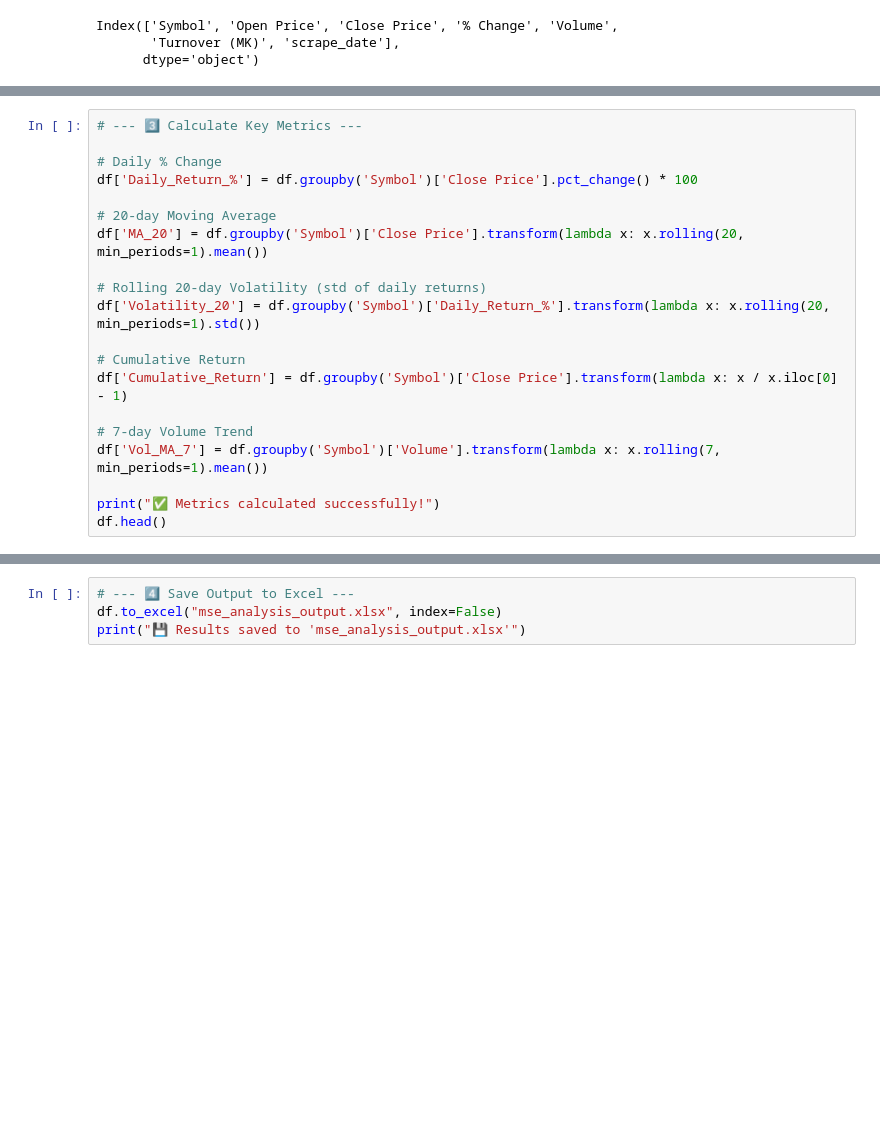
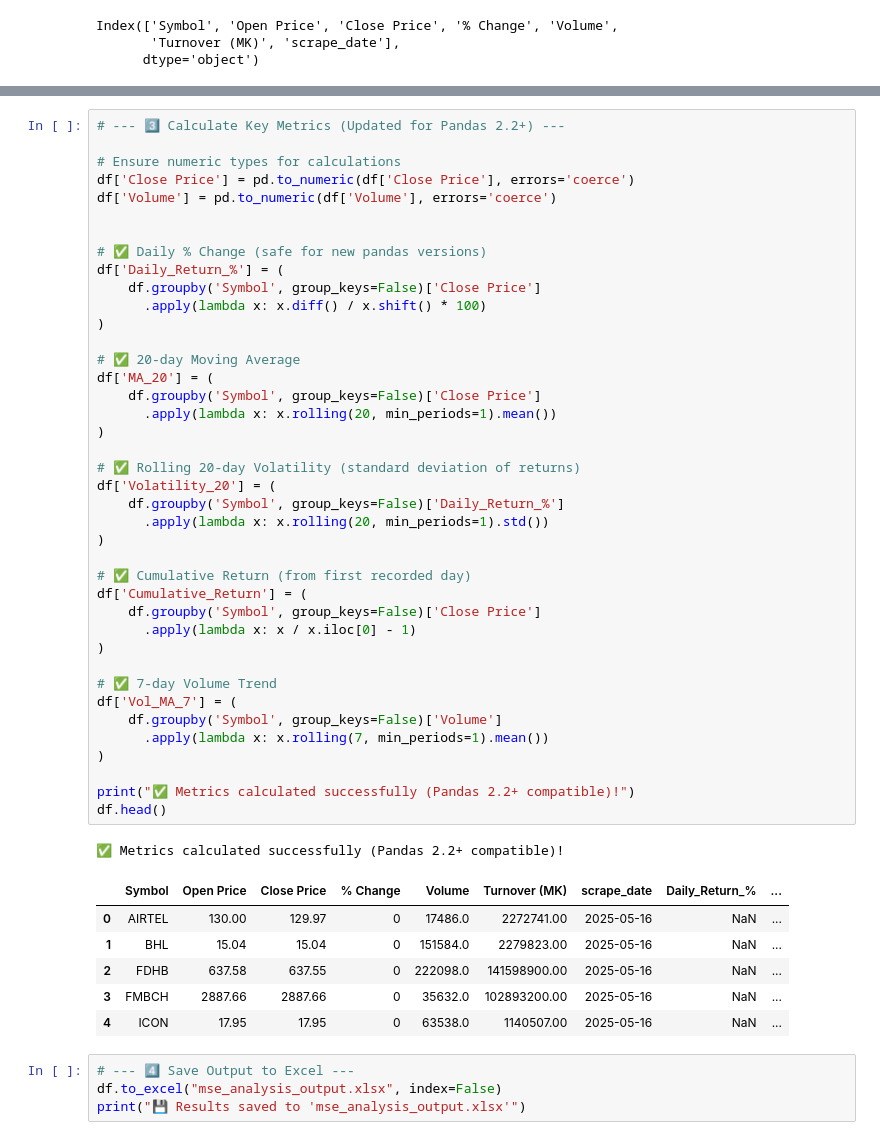
Before and after one commit to Wyzdmulc/mse_auto_scrape, a Jupyter notebook: mse_analysis.ipynb, the cells around one changed output, grey strips where cells are left out. Drawn from its saved outputs; the diff is of its cells as text; blank space fills up the shorter version.

```diff
--- a/mse_analysis.ipynb
+++ b/mse_analysis.ipynb
@@ -67,20 +76,0 @@ memory usage: 6.0+ KB
-# %%
-# --- 3️⃣ Calculate Key Metrics ---
-
-# Daily % Change
-df['Daily_Return_%'] = df.groupby('Symbol')['Close Price'].pct_change() * 100
-
-# 20-day Moving Average
-df['MA_20'] = df.groupby('Symbol')['Close Price'].transform(lambda x: x.rolling(20, min_periods=1).mean())
-
-# Rolling 20-day Volatility (std of daily returns)
-df['Volatility_20'] = df.groupby('Symbol')['Daily_Return_%'].transform(lambda x: x.rolling(20, min_periods=1).std())
-
-# Cumulative Return
-df['Cumulative_Return'] = df.groupby('Symbol')['Close Price'].transform(lambda x: x / x.iloc[0] - 1)
-
-# 7-day Volume Trend
-df['Vol_MA_7'] = df.groupby('Symbol')['Volume'].transform(lambda x: x.rolling(7, min_periods=1).mean())
-
-print("✅ Metrics calculated successfully!")
-df.head()
@@ -95,3 +101,51 @@ df.head()
+# %%
+# --- 3️⃣ Calculate Key Metrics (Updated for Pandas 2.2+) ---
+
+# Ensure numeric types for calculations
+df['Close Price'] = pd.to_numeric(df['Close Price'], errors='coerce')
+df['Volume'] = pd.to_numeric(df['Volume'], errors='coerce')
+
+
+# ✅ Daily % Change (safe for new pandas versions)
+df['Daily_Return_%'] = (
+    df.groupby('Symbol', group_keys=False)['Close Price']
+      .apply(lambda x: x.diff() / x.shift() * 100)
+)
+
+# ✅ 20-day Moving Average
+df['MA_20'] = (
+    df.groupby('Symbol', group_keys=False)['Close Price']
+      .apply(lambda x: x.rolling(20, min_periods=1).mean())
+)
+
+# ✅ Rolling 20-day Volatility (standard deviation of returns)
+df['Volatility_20'] = (
+    df.groupby('Symbol', group_keys=False)['Daily_Return_%']
+      .apply(lambda x: x.rolling(20, min_periods=1).std())
+)
+
+# ✅ Cumulative Return (from first recorded day)
+df['Cumulative_Return'] = (
+    df.groupby('Symbol', group_keys=False)['Close Price']
+      .apply(lambda x: x / x.iloc[0] - 1)
+)
+
+# ✅ 7-day Volume Trend
+df['Vol_MA_7'] = (
+    df.groupby('Symbol', group_keys=False)['Volume']
+      .apply(lambda x: x.rolling(7, min_periods=1).mean())
+)
+
+print("✅ Metrics calculated successfully (Pandas 2.2+ compatible)!")
+df.head()
+# %% [output]
+✅ Metrics calculated successfully (Pandas 2.2+ compatible)!
+|  | Symbol | Open Price | Close Price | % Change | Volume | Turnover (MK) | scrape_date | Daily_Return_% | ... |
+| 0 | AIRTEL | 130.00 | 129.97 | 0 | 17486.0 | 2272741.00 | 2025-05-16 | NaN | ... |
+| 1 | BHL | 15.04 | 15.04 | 0 | 151584.0 | 2279823.00 | 2025-05-16 | NaN | ... |
+| 2 | FDHB | 637.58 | 637.55 | 0 | 222098.0 | 141598900.00 | 2025-05-16 | NaN | ... |
+| 3 | FMBCH | 2887.66 | 2887.66 | 0 | 35632.0 | 102893200.00 | 2025-05-16 | NaN | ... |
+| 4 | ICON | 17.95 | 17.95 | 0 | 63538.0 | 1140507.00 | 2025-05-16 | NaN | ... |
 # %%
 # --- 4️⃣ Save Output to Excel ---
 df.to_excel("mse_analysis_output.xlsx", index=False)
```
Also changed, not shown: parts of 8 cells of this notebook.
